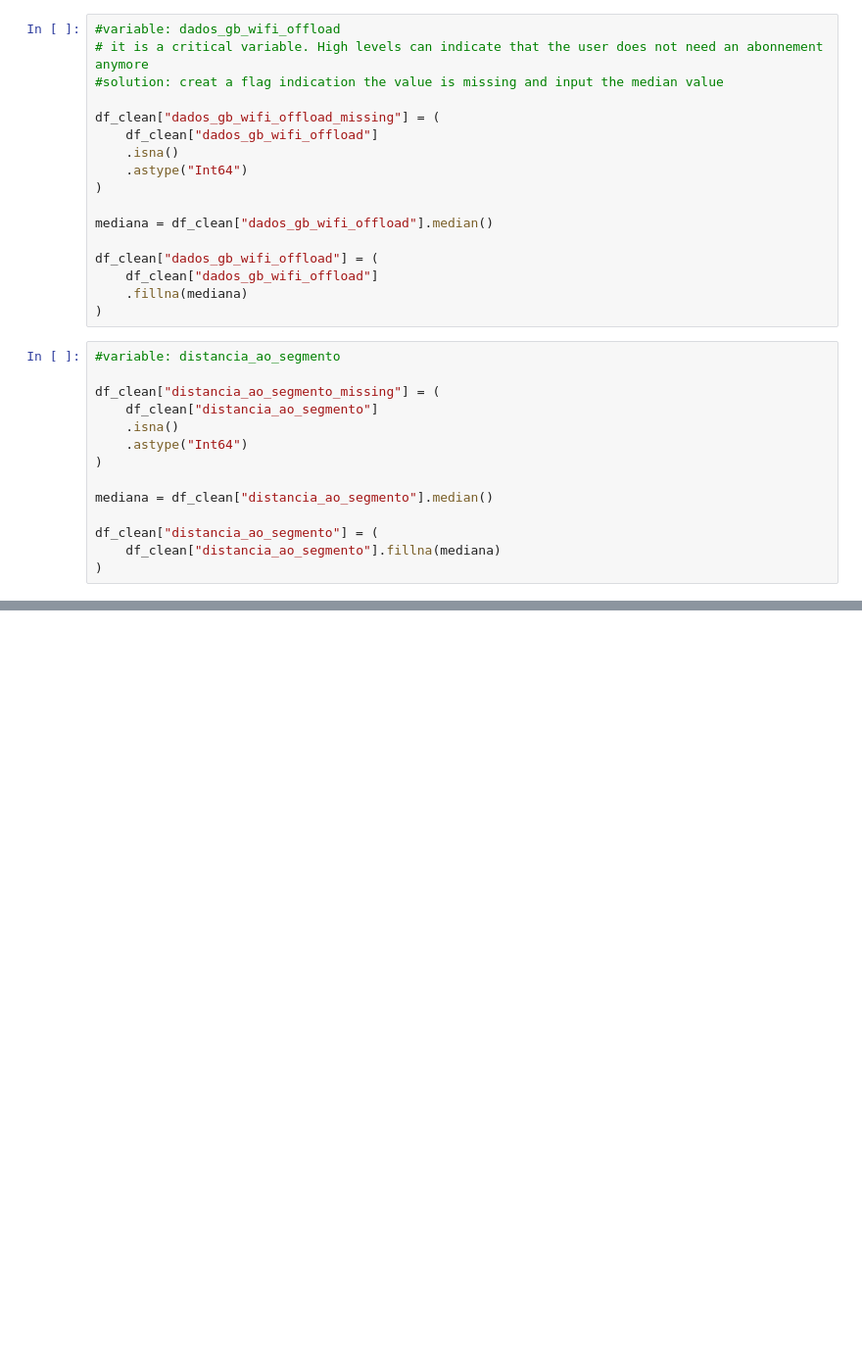
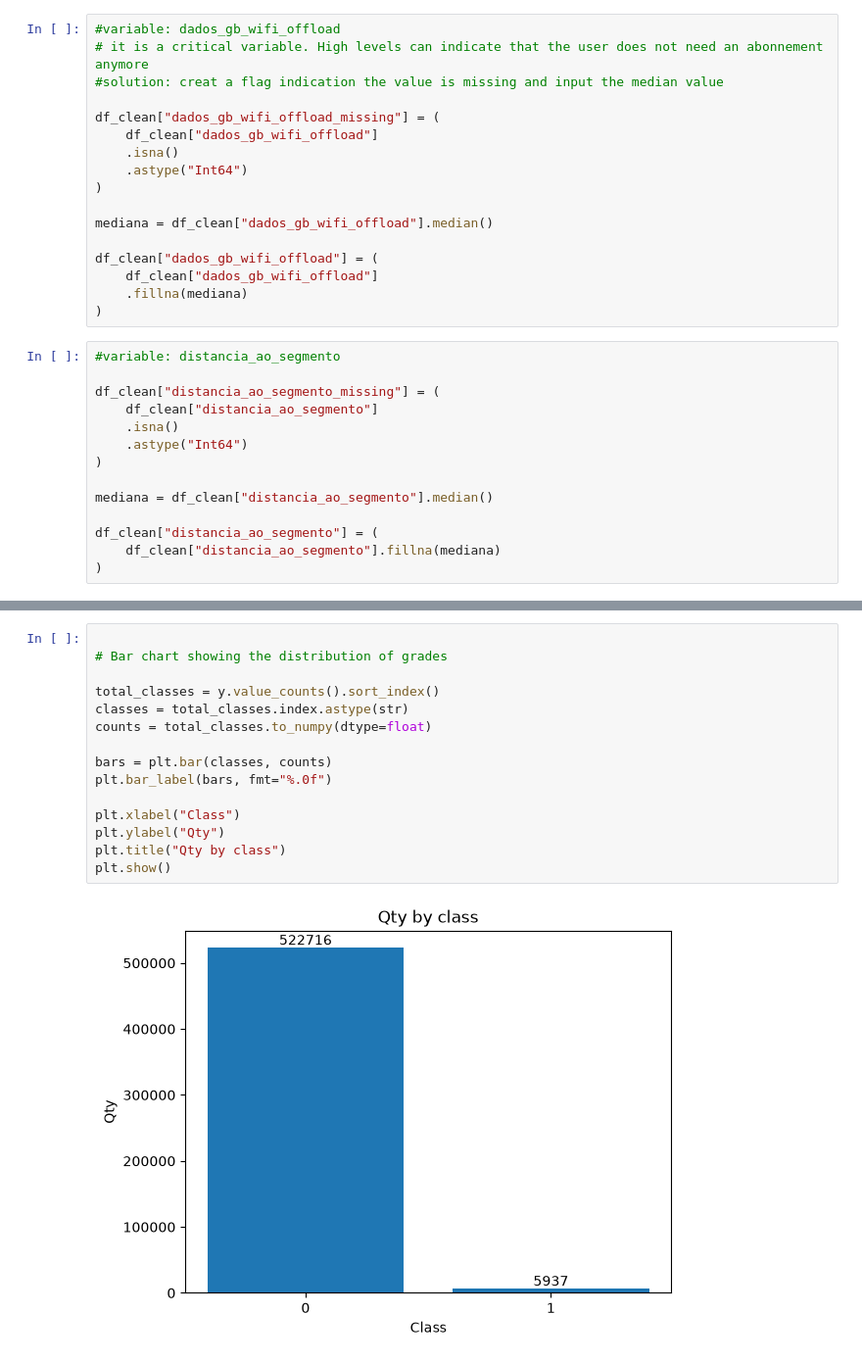
Before and after one commit to marciodosanjos/classification-churn, a Jupyter notebook: notebooks/01_exploracao.ipynb, the cells around one changed output, grey strips where cells are left out. Shown at 98% size. Cells and saved outputs as stored; diff of their text form; blank space fills up the shorter version.

```diff
--- a/notebooks/01_exploracao.ipynb
+++ b/notebooks/01_exploracao.ipynb
@@ -379,0 +463,17 @@ display(df_clean.head())
+# %%
+
+# Bar chart showing the distribution of grades
+
+total_classes = y.value_counts().sort_index()
+classes = total_classes.index.astype(str)
+counts = total_classes.to_numpy(dtype=float)
+
+bars = plt.bar(classes, counts)
+plt.bar_label(bars, fmt="%.0f")
+
+plt.xlabel("Class")
+plt.ylabel("Qty")
+plt.title("Qty by class")
+plt.show()
+# %% [output]
+[figure, added]
```
Also changed, not shown: parts of 20 cells of this notebook.
